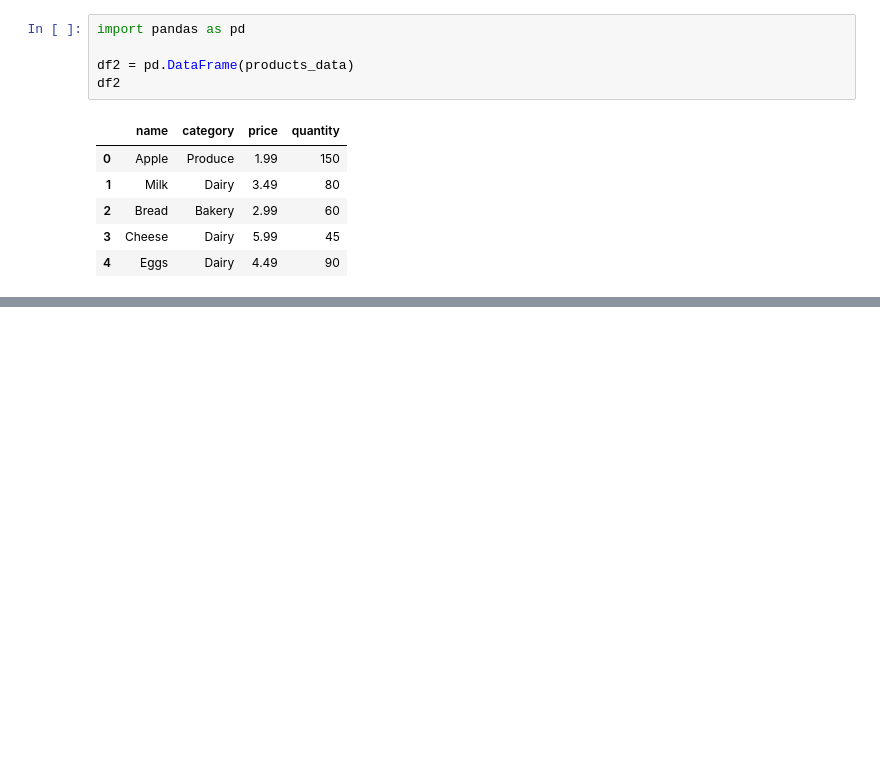
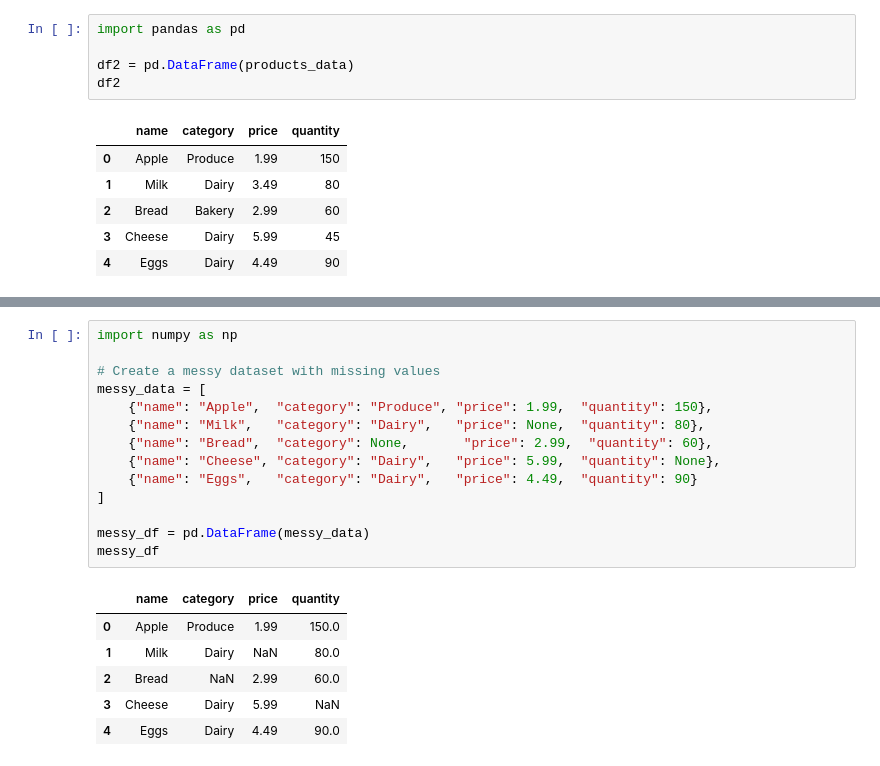
Before and after one commit to biggieri/my-first-project, a Jupyter notebook: first-notebook.ipynb, the cells around one changed output, grey strips where cells are left out. Cells and saved outputs as stored; diff of their text form; blank space fills up the shorter version.

```diff
--- a/first-notebook.ipynb
+++ b/first-notebook.ipynb
@@ -192,0 +211,21 @@ df2
+# %%
+import numpy as np
+
+# Create a messy dataset with missing values
+messy_data = [
+    {"name": "Apple",  "category": "Produce", "price": 1.99,  "quantity": 150},
+    {"name": "Milk",   "category": "Dairy",   "price": None,  "quantity": 80},
+    {"name": "Bread",  "category": None,       "price": 2.99,  "quantity": 60},
+    {"name": "Cheese", "category": "Dairy",   "price": 5.99,  "quantity": None},
+    {"name": "Eggs",   "category": "Dairy",   "price": 4.49,  "quantity": 90}
+]
+
+messy_df = pd.DataFrame(messy_data)
+messy_df
+# %% [output]
+|  | name | category | price | quantity |
+| 0 | Apple | Produce | 1.99 | 150.0 |
+| 1 | Milk | Dairy | NaN | 80.0 |
+| 2 | Bread | NaN | 2.99 | 60.0 |
+| 3 | Cheese | Dairy | 5.99 | NaN |
+| 4 | Eggs | Dairy | 4.49 | 90.0 |
```
Also changed, not shown: parts of 12 cells of this notebook, 1 other file.
